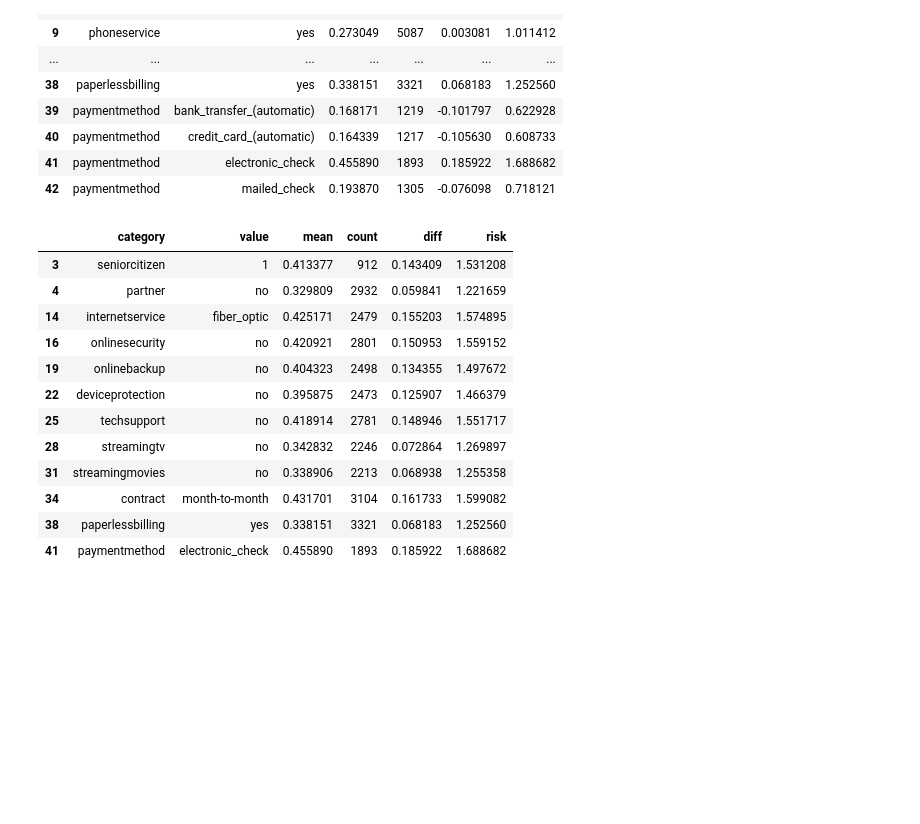
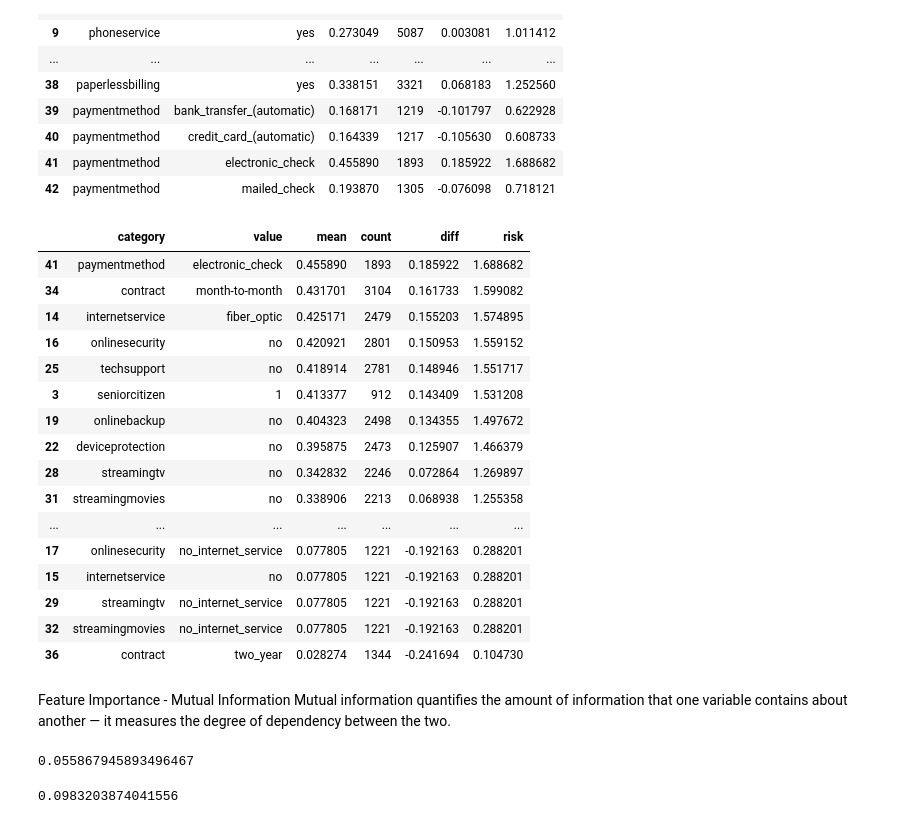
Before and after one commit to MarshallW11/ml-zoomcamp, a Jupyter notebook: 03-Classification/churn-prediction.ipynb, the cells around one changed output. Drawn from its saved outputs; the diff is of its cells as text; code cells hidden in the pictures; blank space fills up the shorter version.

```diff
--- a/03-Classification/churn-prediction.ipynb
+++ b/03-Classification/churn-prediction.ipynb
@@ -172,7 +172,7 @@ Index(['customerid', 'gender', 'seniorcitizen', 'partner', 'dependents',
 categorical = ['gender', 'seniorcitizen', 'partner', 'dependents', 'phoneservice', 'multiplelines', 'internetservice',
        'onlinesecurity', 'onlinebackup', 'deviceprotection', 'techsupport',
        'streamingtv', 'streamingmovies', 'contract', 'paperlessbilling',
-       'paymentmethod', 'churn']
+       'paymentmethod']
 # %%
 df_full_train[categorical].nunique()
 # %% [output]
@@ -347,18 +346,25 @@ df_group_test
 | 41 | paymentmethod | electronic_check | 0.455890 | 1893 | 0.185922 | 1.688682 |
 | 42 | paymentmethod | mailed_check | 0.193870 | 1305 | -0.076098 | 0.718121 |
 # %%
-df_group_test.loc[df_group_test['risk'] > 1.2]
+df_group_test.sort_values('risk', ascending=False)
 # %% [output]
 |  | category | value | mean | count | diff | risk |
-| 3 | seniorcitizen | 1 | 0.413377 | 912 | 0.143409 | 1.531208 |
-| 4 | partner | no | 0.329809 | 2932 | 0.059841 | 1.221659 |
+| 41 | paymentmethod | electronic_check | 0.455890 | 1893 | 0.185922 | 1.688682 |
+| 34 | contract | month-to-month | 0.431701 | 3104 | 0.161733 | 1.599082 |
 | 14 | internetservice | fiber_optic | 0.425171 | 2479 | 0.155203 | 1.574895 |
 | 16 | onlinesecurity | no | 0.420921 | 2801 | 0.150953 | 1.559152 |
+| 25 | techsupport | no | 0.418914 | 2781 | 0.148946 | 1.551717 |
+| 3 | seniorcitizen | 1 | 0.413377 | 912 | 0.143409 | 1.531208 |
 | 19 | onlinebackup | no | 0.404323 | 2498 | 0.134355 | 1.497672 |
 | 22 | deviceprotection | no | 0.395875 | 2473 | 0.125907 | 1.466379 |
-| 25 | techsupport | no | 0.418914 | 2781 | 0.148946 | 1.551717 |
 | 28 | streamingtv | no | 0.342832 | 2246 | 0.072864 | 1.269897 |
 | 31 | streamingmovies | no | 0.338906 | 2213 | 0.068938 | 1.255358 |
-| 34 | contract | month-to-month | 0.431701 | 3104 | 0.161733 | 1.599082 |
-| 38 | paperlessbilling | yes | 0.338151 | 3321 | 0.068183 | 1.252560 |
-| 41 | paymentmethod | electronic_check | 0.455890 | 1893 | 0.185922 | 1.688682 |
+| ... | ... | ... | ... | ... | ... | ... |
+| 17 | onlinesecurity | no_internet_service | 0.077805 | 1221 | -0.192163 | 0.288201 |
+| 15 | internetservice | no | 0.077805 | 1221 | -0.192163 | 0.288201 |
+| 29 | streamingtv | no_internet_service | 0.077805 | 1221 | -0.192163 | 0.288201 |
+| 32 | streamingmovies | no_internet_service | 0.077805 | 1221 | -0.192163 | 0.288201 |
+| 36 | contract | two_year | 0.028274 | 1344 | -0.241694 | 0.104730 |
+# %% [markdown]
+Feature Importance - Mutual Information
+Mutual information quantifies the amount of information that one variable contains about another — it measures the degree of dependency between the two.
@@ -364,0 +373,8 @@ df_group_test.loc[df_group_test['risk'] > 1.2]
+# %%
+mutual_info_score(df_full_train.churn, df_full_train.internetservice)
+# %% [output]
+0.055867945893496467
+# %%
+mutual_info_score(df_full_train.churn, df_full_train.contract)
+# %% [output]
+0.0983203874041556
```
Also changed, not shown: parts of 10 cells of this notebook.
